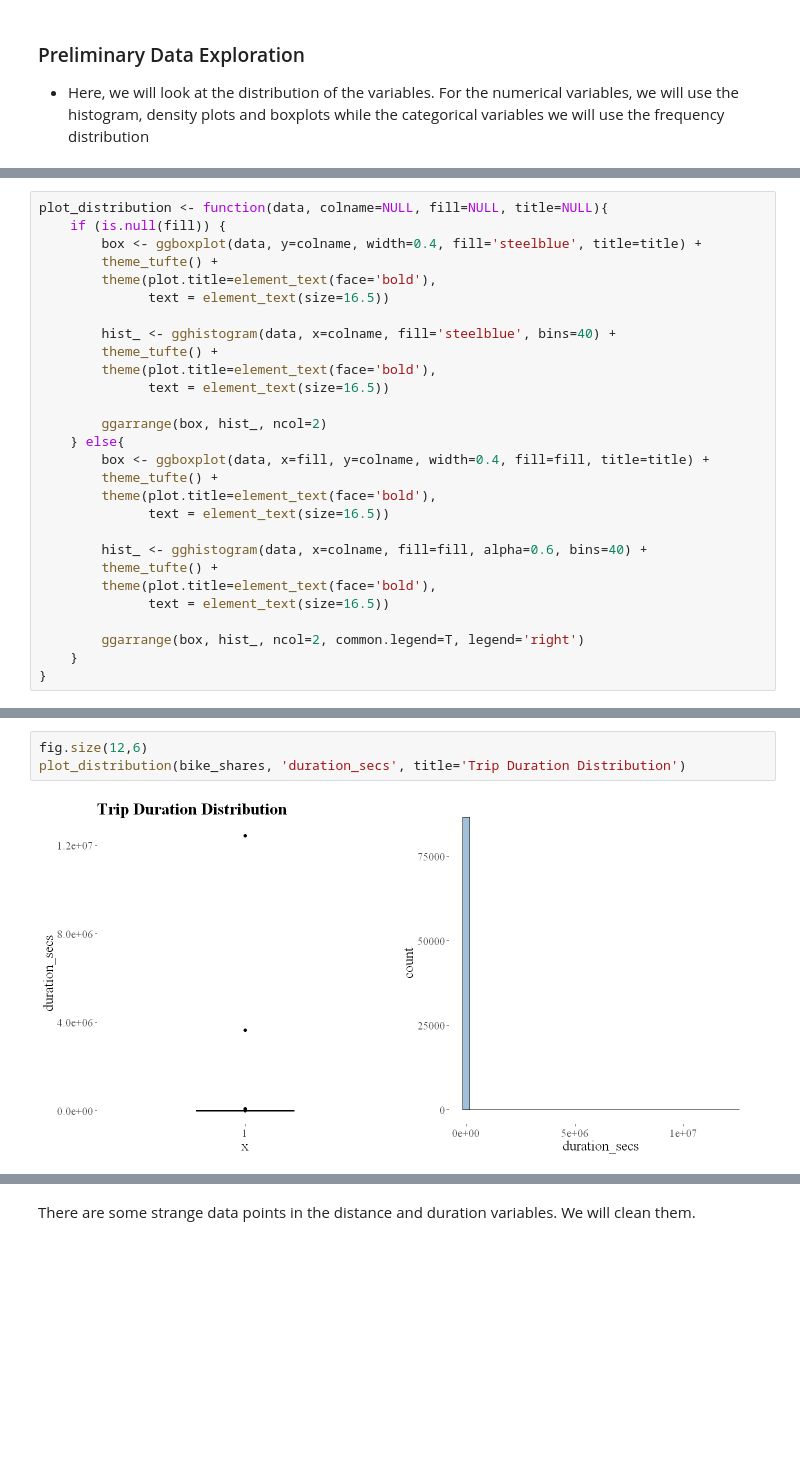
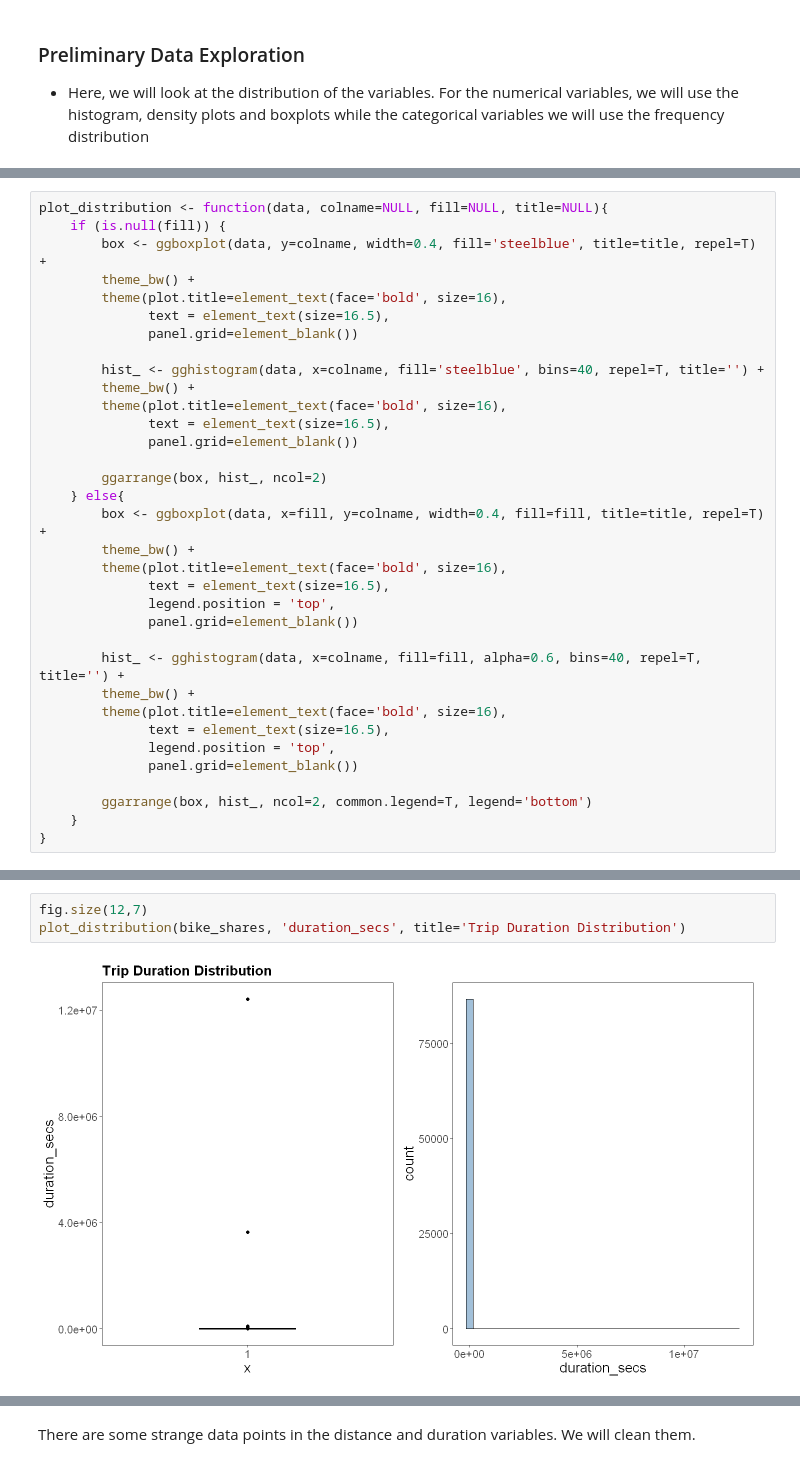
Before and after one commit to Chygos/Projects, a Jupyter notebook: CapitalBikeShare/BikeSharesAnalysis.ipynb, the cells around one changed output, grey strips where cells are left out. Drawn from its saved outputs; the diff is of its cells as text; blank space fills up the shorter version.

```diff
--- a/CapitalBikeShare/BikeSharesAnalysis.ipynb
+++ b/CapitalBikeShare/BikeSharesAnalysis.ipynb
@@ -132,29 +133,35 @@ plot_frequency <- function(data, colname=NULL, title=NULL){
 # %%
 plot_distribution <- function(data, colname=NULL, fill=NULL, title=NULL){
     if (is.null(fill)) {
-        box <- ggboxplot(data, y=colname, width=0.4, fill='steelblue', title=title) +
-        theme_tufte() +
-        theme(plot.title=element_text(face='bold'),
-              text = element_text(size=16.5))
+        box <- ggboxplot(data, y=colname, width=0.4, fill='steelblue', title=title, repel=T) +
+        theme_bw() +
+        theme(plot.title=element_text(face='bold', size=16),
+              text = element_text(size=16.5),
+              panel.grid=element_blank())
 
-        hist_ <- gghistogram(data, x=colname, fill='steelblue', bins=40) +
-        theme_tufte() +
-        theme(plot.title=element_text(face='bold'),
-              text = element_text(size=16.5))
+        hist_ <- gghistogram(data, x=colname, fill='steelblue', bins=40, repel=T, title='') +
+        theme_bw() +
+        theme(plot.title=element_text(face='bold', size=16),
+              text = element_text(size=16.5),
+              panel.grid=element_blank())
 
         ggarrange(box, hist_, ncol=2)
     } else{
-        box <- ggboxplot(data, x=fill, y=colname, width=0.4, fill=fill, title=title) +
-        theme_tufte() +
-        theme(plot.title=element_text(face='bold'),
-              text = element_text(size=16.5))
+        box <- ggboxplot(data, x=fill, y=colname, width=0.4, fill=fill, title=title, repel=T) +
+        theme_bw() +
+        theme(plot.title=element_text(face='bold', size=16),
+              text = element_text(size=16.5),
+              legend.position = 'top',
+              panel.grid=element_blank())
 
-        hist_ <- gghistogram(data, x=colname, fill=fill, alpha=0.6, bins=40) +
-        theme_tufte() +
-        theme(plot.title=element_text(face='bold'),
-              text = element_text(size=16.5))
+        hist_ <- gghistogram(data, x=colname, fill=fill, alpha=0.6, bins=40, repel=T, title='') +
+        theme_bw() +
+        theme(plot.title=element_text(face='bold', size=16),
+              text = element_text(size=16.5),
+              legend.position = 'top',
+              panel.grid=element_blank())
 
-        ggarrange(box, hist_, ncol=2, common.legend=T, legend='right')
+        ggarrange(box, hist_, ncol=2, common.legend=T, legend='bottom')
     }
 }
 # %%
@@ -175,6 +182,6 @@ plot_distribution(bike_shares, 'num_rides', title='Number of Bikes Distribution'
 # %%
-fig.size(12,6)
+fig.size(12,7)
 plot_distribution(bike_shares, 'duration_secs', title='Trip Duration Distribution')
 # %% [output]
-[figure, old version]
+[figure, new version]
 # %%
```
Also changed, not shown: parts of 54 cells of this notebook.
